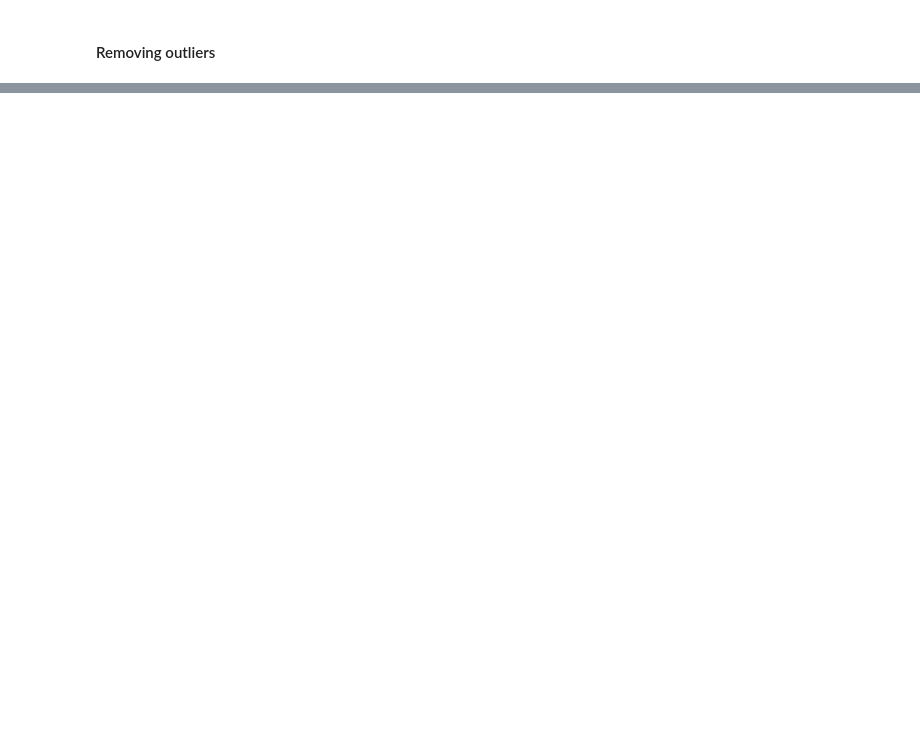
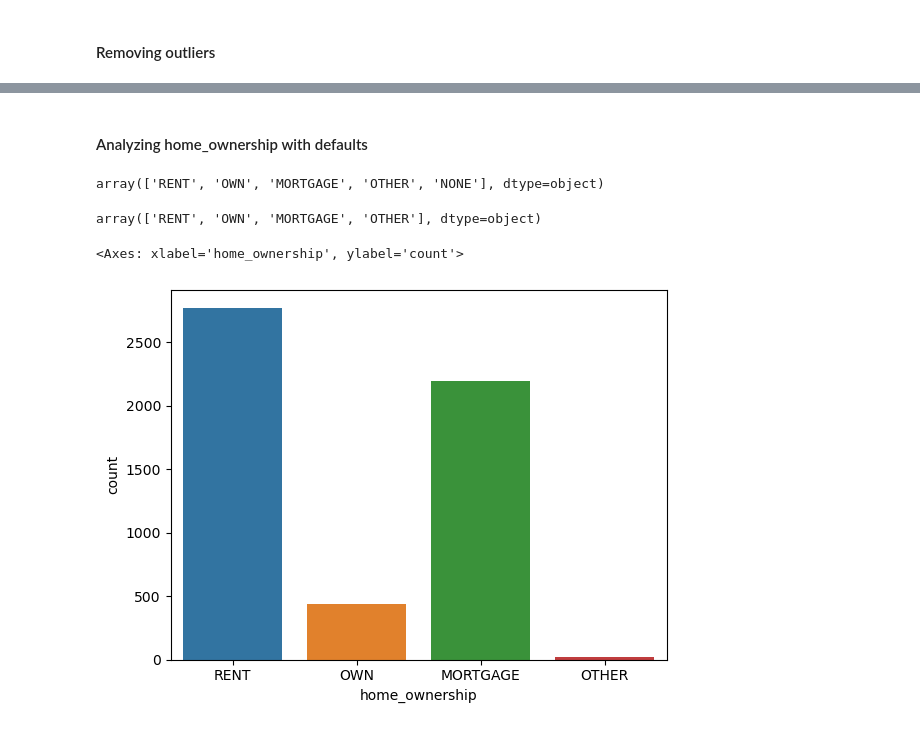
Before and after one commit to gopinathghub/LendingClubCaseStudy, a Jupyter notebook: Gopinath_Moganasundaram.ipynb, the cells around one changed output, grey strips where cells are left out. Drawn from its saved outputs; the diff is of its cells as text; code cells hidden in the pictures; blank space fills up the shorter version.

```diff
--- a/Gopinath_Moganasundaram.ipynb
+++ b/Gopinath_Moganasundaram.ipynb
@@ -450,0 +268,19 @@ sns.catplot(x = 'term', y = 'loan_amnt', data = loan_data,hue = 'loan_status', k
+# %% [markdown]
+#### Analyzing home_ownership with defaults
+# %%
+# checking unique values for home_ownership
+loan_df['home_ownership'].unique()
+# %% [output]
+array(['RENT', 'OWN', 'MORTGAGE', 'OTHER', 'NONE'], dtype=object)
+# %%
+# replacing 'NONE' with 'OTHER'
+loan_df['home_ownership'].replace(to_replace = ['NONE'],value='OTHER',inplace = True)
+loan_df['home_ownership'].unique()
+# %% [output]
+array(['RENT', 'OWN', 'MORTGAGE', 'OTHER'], dtype=object)
+# %%
+# Plotting home_ownership
+sb.countplot(x='home_ownership', data=loan_df[loan_df['loan_status']=='Charged Off'])
+# %% [output]
+<Axes: xlabel='home_ownership', ylabel='count'>
+[figure, added]
```
Also changed, not shown: parts of 75 cells of this notebook.
